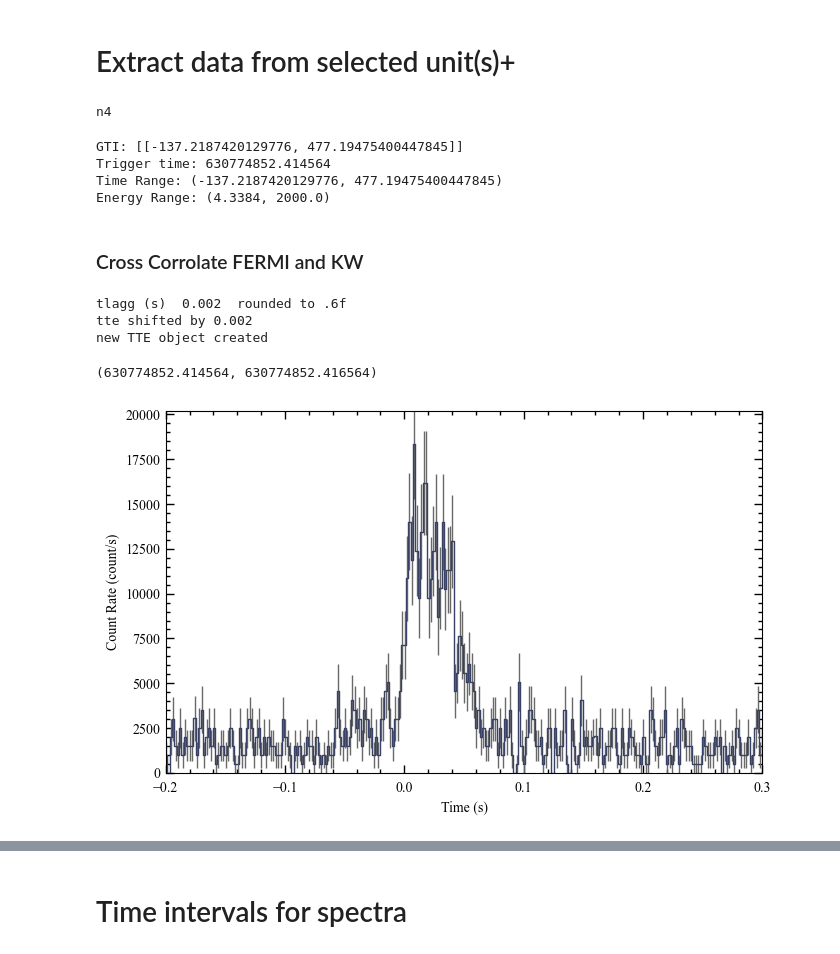
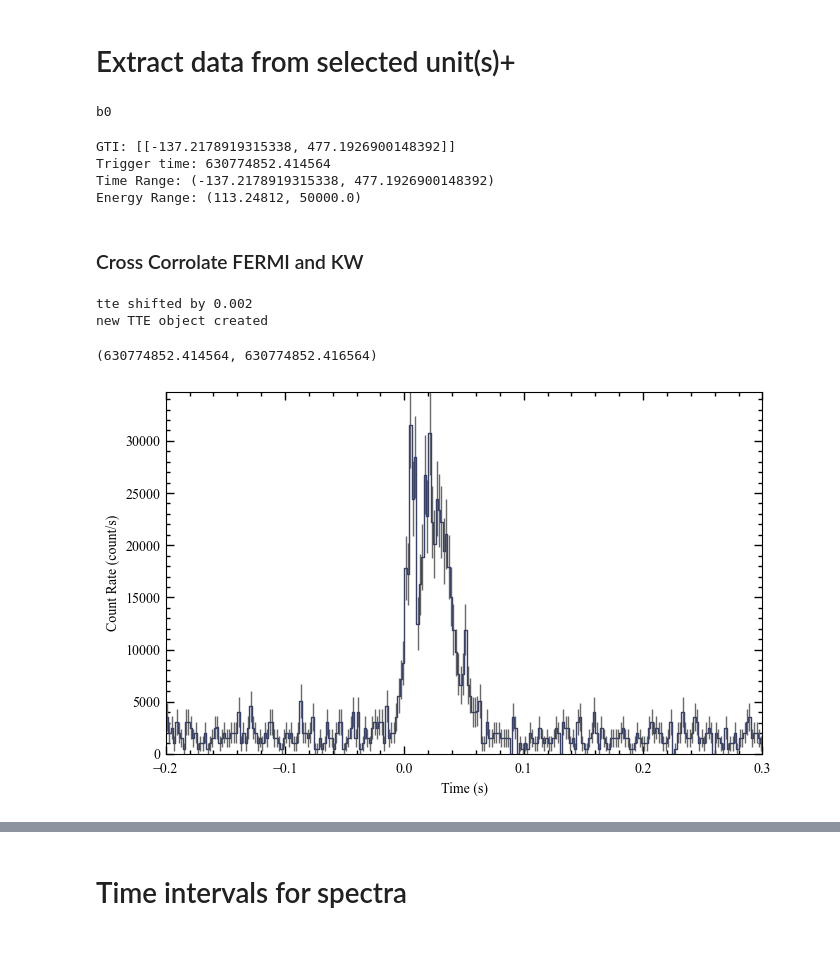
Before and after one commit to AndreasRamsli/GRB, a Jupyter notebook: xspec/FERMI/GRB201227A/GRB201227A_extract_files.ipynb, the cells around one changed output, grey strips where cells are left out. Cells and saved outputs as stored; diff of their text form; code cells hidden in the pictures.

```diff
--- a/xspec/FERMI/GRB201227A/GRB201227A_extract_files.ipynb
+++ b/xspec/FERMI/GRB201227A/GRB201227A_extract_files.ipynb
@@ -171,7 +171,7 @@ print(t0METgbm-tshift)
 # %% [markdown]
 #  Extract data from selected unit(s)+
 # %%
-unit = all_dets[idx_sort_angsep][0] #for selecting the detector that are have the lowest incident angle to the GRB
+unit = all_dets[idx_sort_angsep][2] #for selecting the detector that are have the lowest incident angle to the GRB
 #unit = trig_dets[0] #unit of the first trigger detector. What unit is this?
 print(unit)
 
@@ -183,7 +183,7 @@ fn_tte = data_dir+'glg_tte_'+unit+'_'+bn+'_v00.fit'
 # Q: getting the filename for the response matirx?
 fn_rsp = data_dir+'glg_cspec_'+unit+'_'+bn+'_v03.rsp2' #make sure version is correct. (ls *.rsp2) use cspec because it have the same number of energy channels
 # %% [output]
-n4
+b0
 # %%
 tte = TTE.open(fn_tte)
 bint = 0.002 # 2ms binning
@@ -195,9 +195,9 @@ print("Time Range: {}".format(tte.time_range))
 print("Energy Range: {}".format(tte.energy_range))
 #print('# of Energy Channels: {}'.format(tte.numchan))
 # %% [output]
-GTI: [[-137.2187420129776, 477.19475400447845]]
+GTI: [[-137.2178919315338, 477.1926900148392]]
 Trigger time: 630774852.414564
-Time Range: (-137.2187420129776, 477.19475400447845)
-Energy Range: (4.3384, 2000.0)
+Time Range: (-137.2178919315338, 477.1926900148392)
+Energy Range: (113.24812, 50000.0)
 # %% [markdown]
 ### Cross Corrolate FERMI and KW
@@ -204,6 +208,7 @@ Energy Range: (4.3384, 2000.0)
 # %%
-tlagg = crossCorrolate(tus_F=tte.data.time,kw_filename="GRB201227A_2ms.txt",binsize=bint,
-                      detector="NaI",plotting=False)
+#tlagg = crossCorrolate(tus_F=tte.data.time,kw_filename="GRB201227A_2ms.txt",binsize=bint,
+#                      detector="NaI",plotting=False)
+tlagg = 0.002
 shiftedTTE = shiftTTE(tte=tte.data.time,tlagg=tlagg)
 newTTE = createNewTTE(oldTTEObj=tte,shiftedTTE=shiftedTTE,tlagg=tlagg,
                       binsize=bint,
@@ -213,7 +218,6 @@ newTTE = createNewTTE(oldTTEObj=tte,shiftedTTE=shiftedTTE,tlagg=tlagg,
                       grb_dec=grb_dec)
 phaii = newTTE.to_phaii(bin_by_time,bint)
 # %% [output]
-tlagg (s)  0.002  rounded to .6f
 tte shifted by 0.002
 new TTE object created
 # %%
@@ -221,12 +225,12 @@ tte.trigtime,newTTE.trigtime
 # %% [output]
 (630774852.414564, 630774852.416564)
 # %%
-erange = (8, 1e3) #usually advised lower range. Standard passband
+erange = (150, 4e4) #usually advised lower range. Standard passband
 lc_data = phaii.to_lightcurve(energy_range=erange) #lightcurve binned by the given bint?
 lcplot = Lightcurve(data=lc_data)
 lcplot.xlim = (-0.2,.3)
 # %% [output]
-[figure, old version]
+[figure, new version]
 # %%
 # Fit background
 bkgd_times = [(-100, -5), (100,200)] # where to extract the background
```
Also changed, not shown: parts of 8 cells of this notebook, 15 other files.
